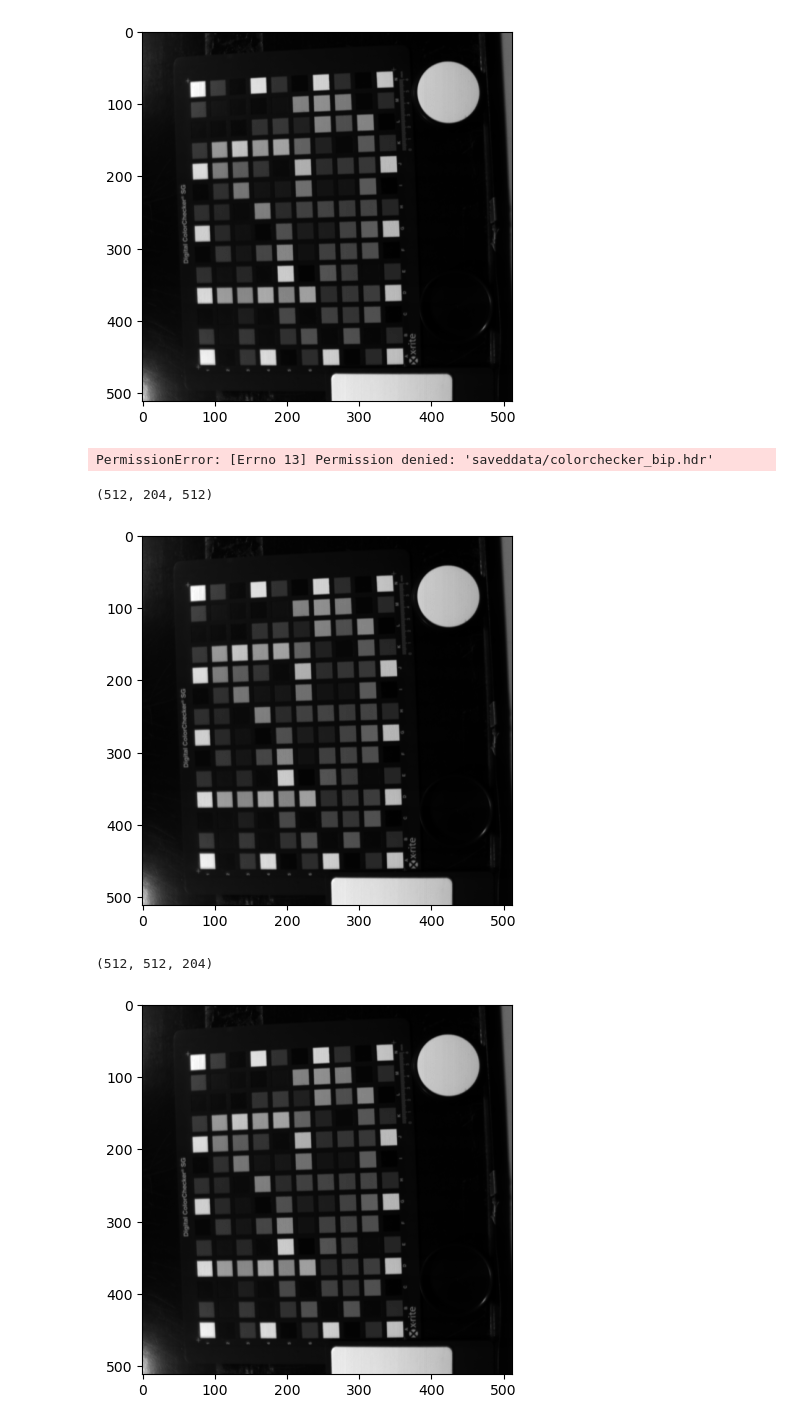
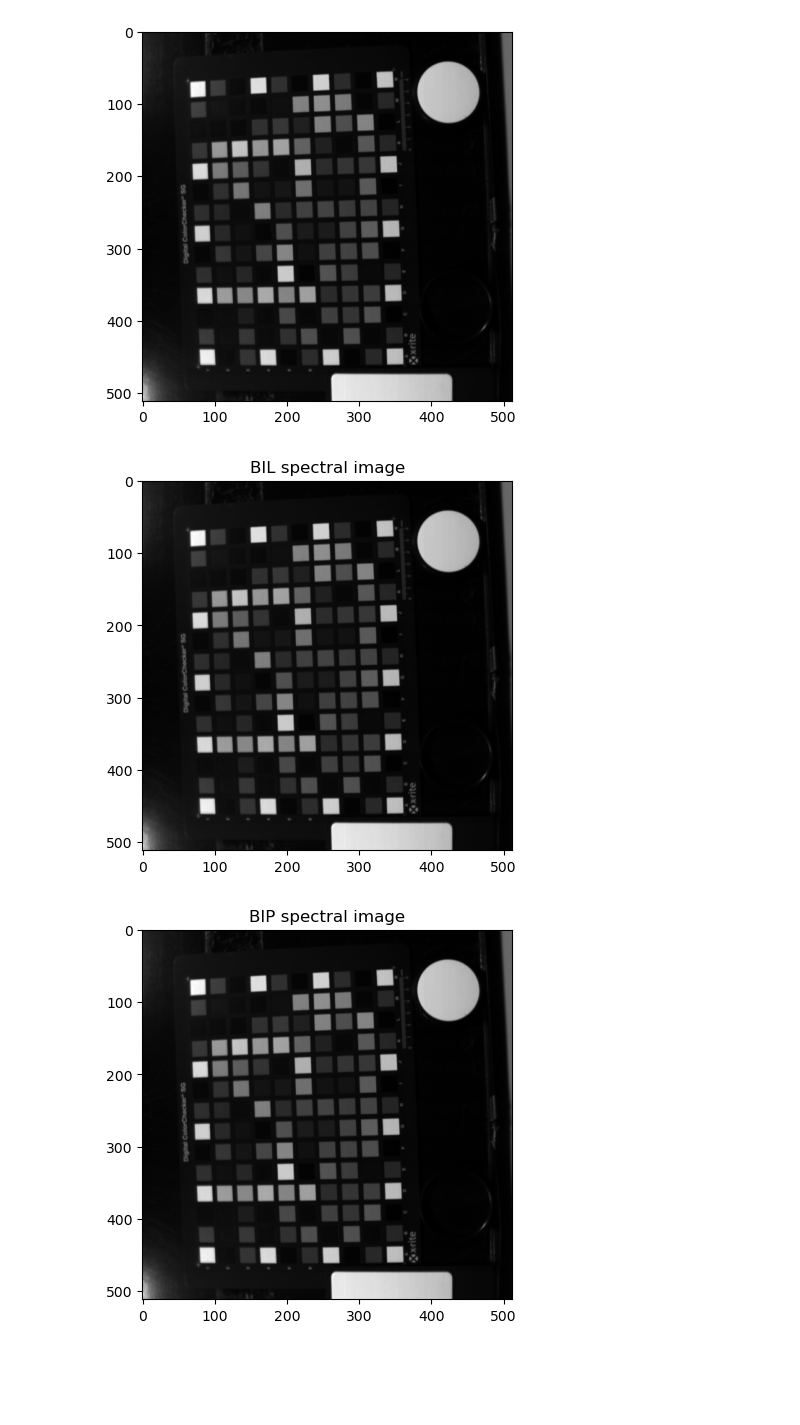
Before and after one commit to 8gaU8/ASI-Homeworks, a Jupyter notebook: hw2-task4.ipynb, the cells around one changed output. Cells and saved outputs as stored; diff of their text form; code cells hidden in the pictures; blank space fills up the shorter version.

```diff
--- a/hw2-task4.ipynb
+++ b/hw2-task4.ipynb
@@ -25,27 +25,53 @@ import shutil
 header_path = si_path.with_suffix(".hdr")
 dst_root = Path("./saveddata")
 dst_header_path = dst_root / "colorchecker_bip.hdr"
-shutil.copy(header_path, dst_header_path)
+if not header_path.exists():
+    shutil.copy(header_path, dst_header_path)
-# %% [output]
-PermissionError: [Errno 13] Permission denied: 'saveddata/colorchecker_bip.hdr'
-# %%
-spectral_image, envi_header = load_spectral_image(str(si_path))
-print(spectral_image.shape)
-plt.imshow(spectral_image[:, 50, :], cmap="gray")
-plt.show()
-
-bpi_spectral_image = spectral_image.transpose(0, 2, 1)
-dst_raw_path = dst_root / "colorchecker_bip.raw"
-bpi_spectral_image.flatten().tofile(dst_raw_path)
-
-bip_path = dst_root / "colorchecker_bip"
-spectral_image, envi_header = load_spectral_image(str(bip_path))
-print(spectral_image.shape)
-
-plt.imshow(spectral_image[:, :, 50], cmap="gray")
-plt.show()
-# %% [output]
-(512, 204, 512)
-[figure, removed]
-(512, 512, 204)
-[figure, removed]
+# %%
+import numpy as np
+from asi import parse_envi_header
+
+
+bil_path = root / "Colorchecker"
+# load spectral image manually
+bil_raw_path = bil_path.with_suffix(".raw")
+with bil_raw_path.open("rb") as f:
+    raw = np.fromfile(f, dtype=np.uint16)
+
+bil_header_path = bil_path.with_suffix(".hdr")
+with bil_header_path.open("r") as f:
+    header_content = f.readlines()
+bil_header = parse_envi_header(header_content)
+lines = int(bil_header["lines"])
+bands = int(bil_header["bands"])
+samples = int(bil_header["samples"])
+
+new_shape = (lines, bands, samples)
+bil_spectral_image = raw.reshape(new_shape)
+
+plt.imshow(bil_spectral_image[:, 50, :], cmap="gray")
+plt.title("BIL spectral image")
+plt.show()
+
+
+# reshape BIL to BIP
+bip_spectral_image = bil_spectral_image.transpose(0, 2, 1)
+
+plt.imshow(bip_spectral_image[:, :, 50], cmap="gray")
+plt.title("BIP spectral image")
+plt.show()
+
+# write BIP spectral image
+dst_raw_path = dst_root / "colorchecker_bip.raw"
+bip_spectral_image.flatten().tofile(dst_raw_path)
+
+# load BIP spectral image automatically
+bpi_path = dst_root / "colorchecker_bip"
+spectral_image, envi_header = load_spectral_image(str(bpi_path))
+
+plt.imshow(spectral_image[:, :, 50], cmap="gray")
+plt.title("BIP spectral image (load by asi.load_spectral_image)")
+plt.show()
+# %% [output]
+[figure, added]
+[figure, added]
```
Also changed, not shown: parts of 3 cells of this notebook, 4 other files.
